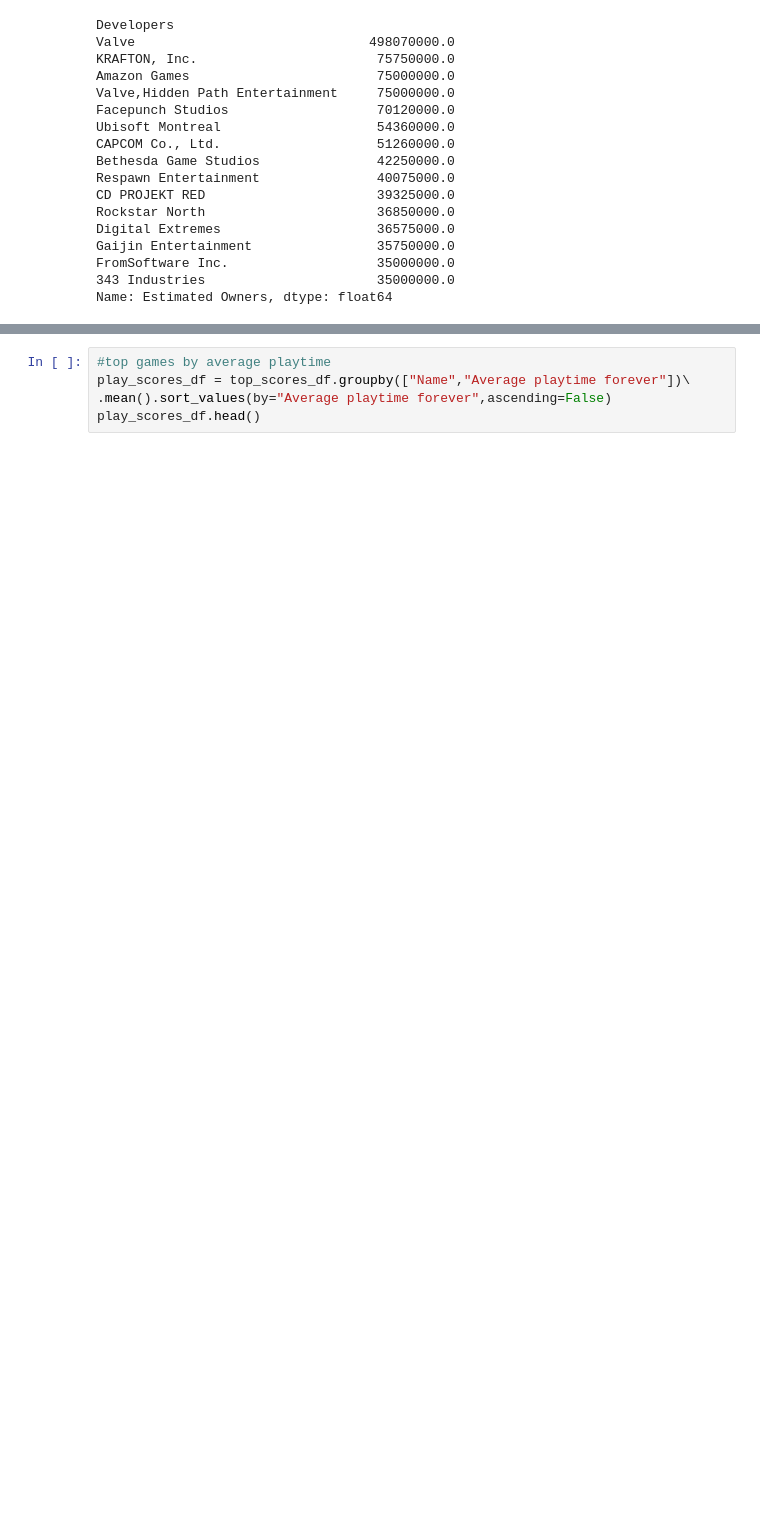
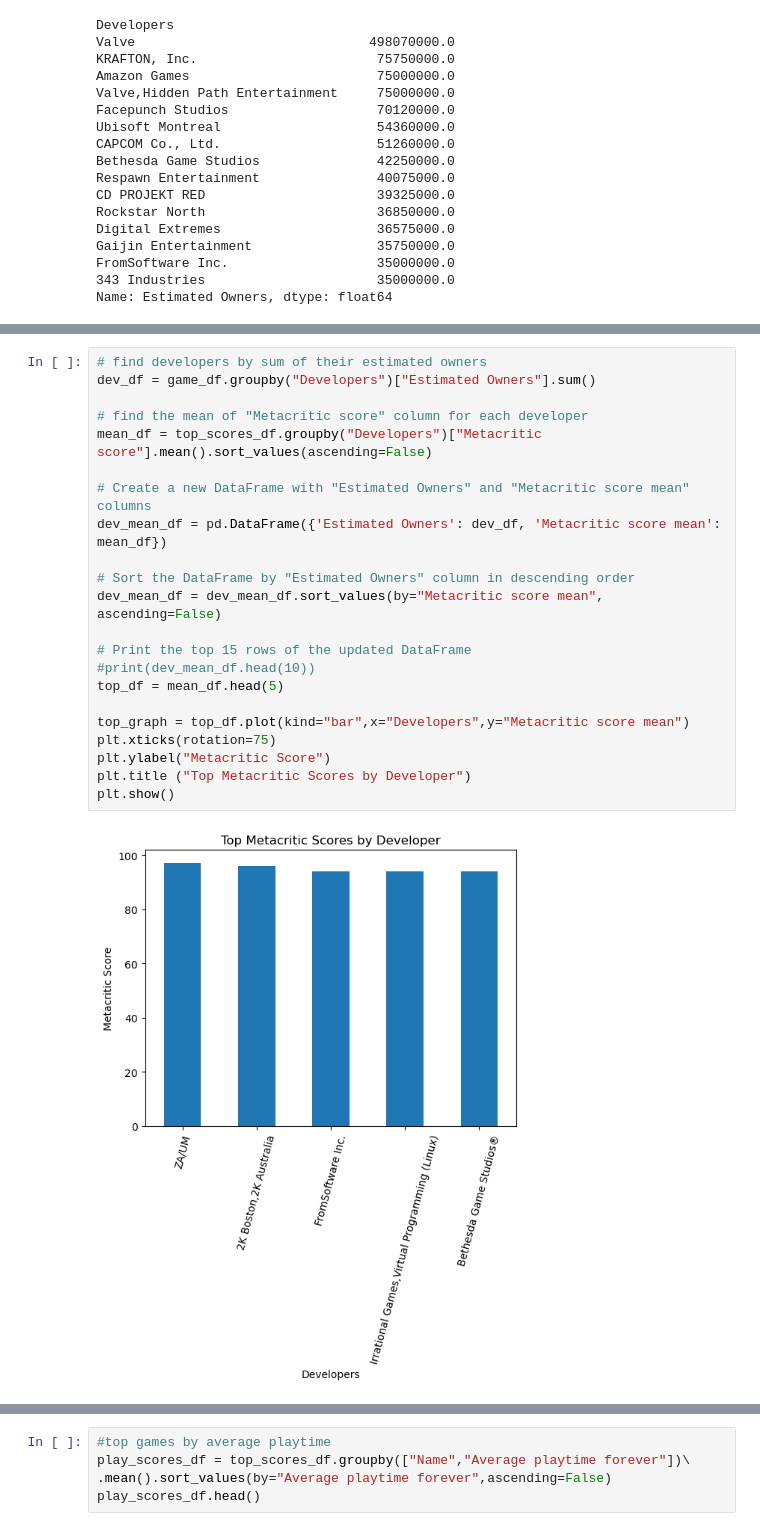
Before and after one commit to samhnelsen/Group-6, a Jupyter notebook: USE THIS Sam's workbook.ipynb, the cells around one changed output, grey strips where cells are left out. Saved outputs shown, nothing was run; the diff lists cells and outputs as text; blank space fills up the shorter version.

```diff
--- a/USE THIS Sam's workbook.ipynb
+++ b/USE THIS Sam's workbook.ipynb
@@ -271,0 +176,24 @@ Name: Metacritic score, dtype: float64
+# %%
+# find developers by sum of their estimated owners
+dev_df = game_df.groupby("Developers")["Estimated Owners"].sum()
+
+# find the mean of "Metacritic score" column for each developer
+mean_df = top_scores_df.groupby("Developers")["Metacritic score"].mean().sort_values(ascending=False)
+
+# Create a new DataFrame with "Estimated Owners" and "Metacritic score mean" columns
+dev_mean_df = pd.DataFrame({'Estimated Owners': dev_df, 'Metacritic score mean': mean_df})
+
+# Sort the DataFrame by "Estimated Owners" column in descending order
+dev_mean_df = dev_mean_df.sort_values(by="Metacritic score mean", ascending=False)
+
+# Print the top 15 rows of the updated DataFrame
+#print(dev_mean_df.head(10))
+top_df = mean_df.head(5)
+
+top_graph = top_df.plot(kind="bar",x="Developers",y="Metacritic score mean")
+plt.xticks(rotation=75)
+plt.ylabel("Metacritic Score")
+plt.title ("Top Metacritic Scores by Developer")
+plt.show()
+# %% [output]
+[figure, added]
```
Also changed, not shown: parts of 18 cells of this notebook.
